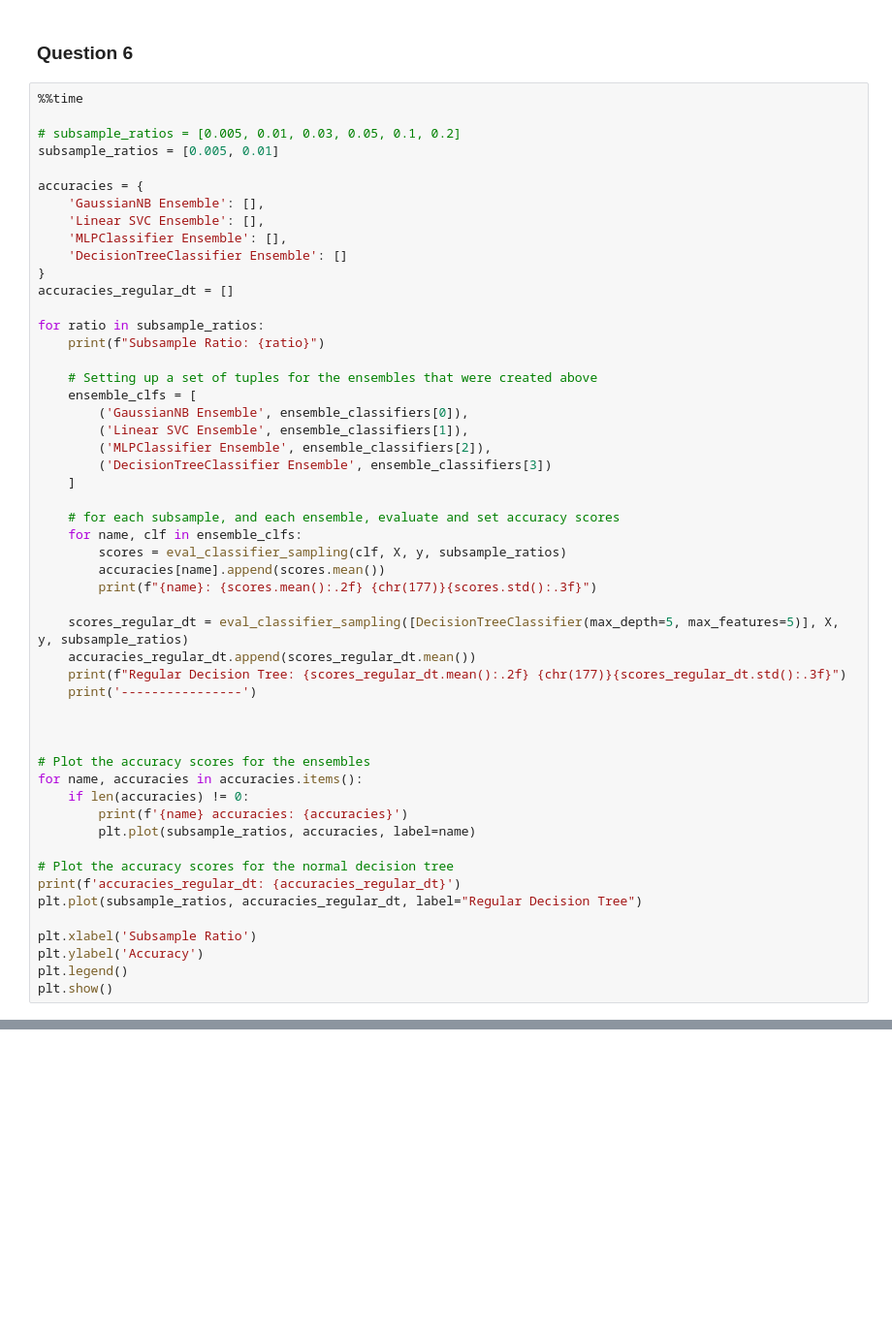
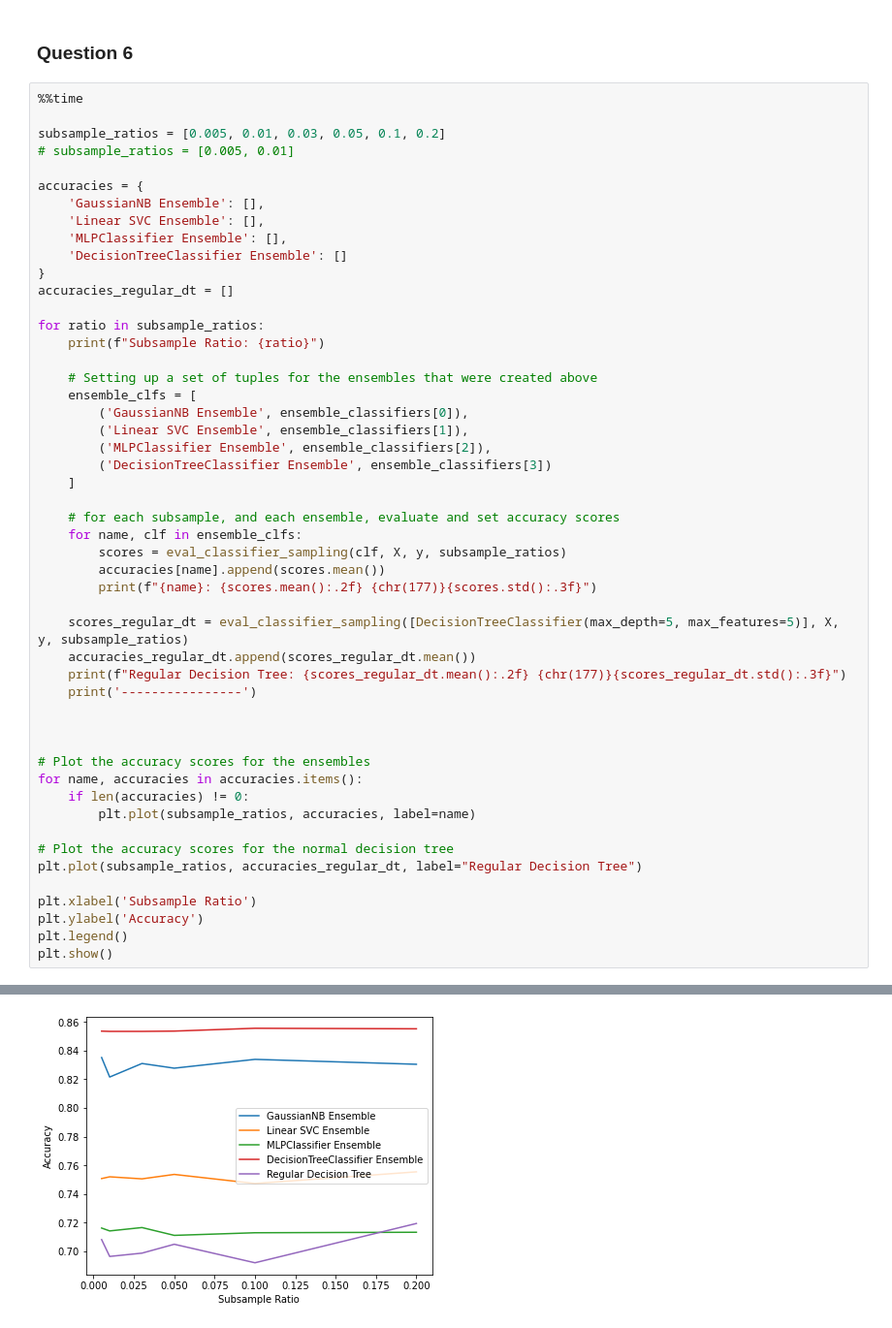
Before and after one commit to jonivrapi/applied-ml, a Jupyter notebook: assignments/assignment5/Vrapi-Assignment5.ipynb, the cells around one changed output, grey strips where cells are left out. Shown at 97% size. Cells and saved outputs as stored; diff of their text form; blank space fills up the shorter version.

```diff
--- a/assignments/assignment5/Vrapi-Assignment5.ipynb
+++ b/assignments/assignment5/Vrapi-Assignment5.ipynb
@@ -271,8 +271,8 @@ Wall time: 49min 39s
 # %%
 %%time
 
-# subsample_ratios = [0.005, 0.01, 0.03, 0.05, 0.1, 0.2]
-subsample_ratios = [0.005, 0.01]
+subsample_ratios = [0.005, 0.01, 0.03, 0.05, 0.1, 0.2]
+# subsample_ratios = [0.005, 0.01]
 
 accuracies = {
     'GaussianNB Ensemble': [],
@@ -309,11 +309,9 @@ for ratio in subsample_ratios:
 # Plot the accuracy scores for the ensembles
 for name, accuracies in accuracies.items():
     if len(accuracies) != 0:
-        print(f'{name} accuracies: {accuracies}')
         plt.plot(subsample_ratios, accuracies, label=name)
 
 # Plot the accuracy scores for the normal decision tree
-print(f'accuracies_regular_dt: {accuracies_regular_dt}')
 plt.plot(subsample_ratios, accuracies_regular_dt, label="Regular Decision Tree")
 
 plt.xlabel('Subsample Ratio')
@@ -326,0 +339 @@ Linear SVC Ensemble: 0.57 ±0.089
+[figure, added]
```
Also changed, not shown: parts of 6 cells of this notebook.
